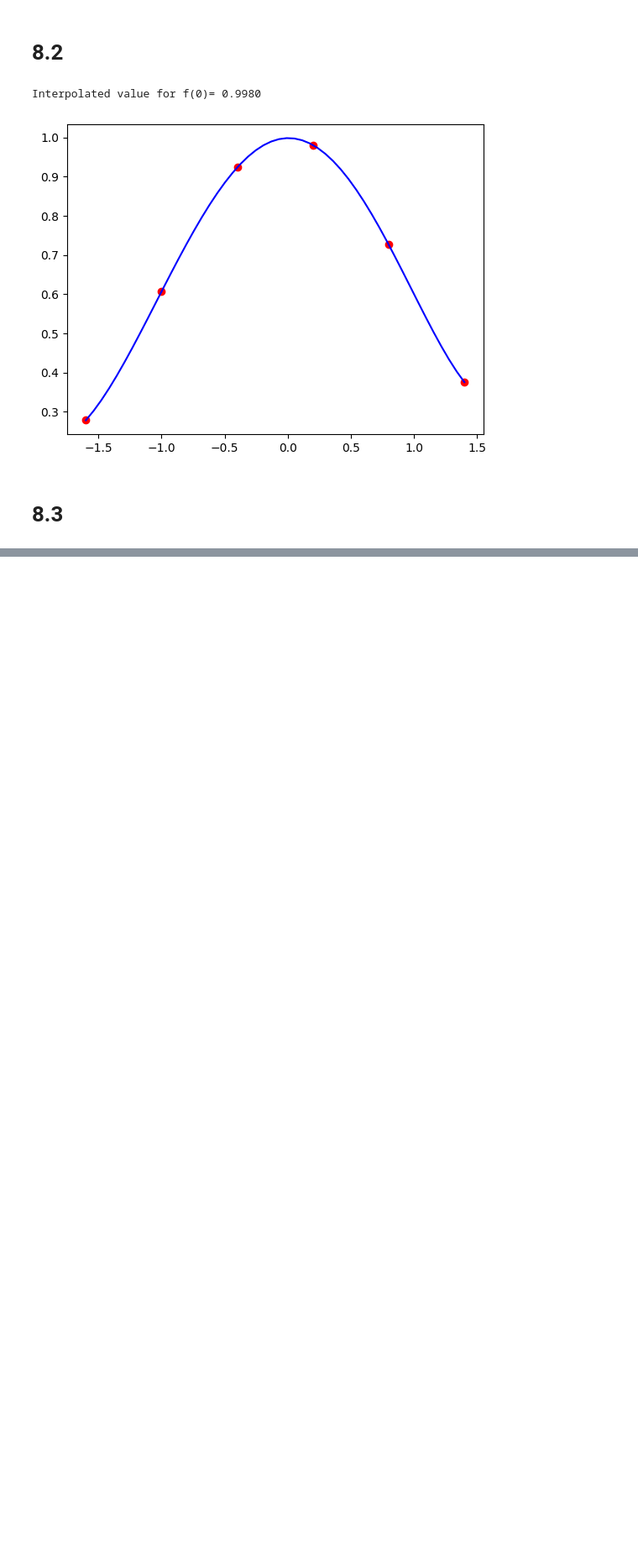
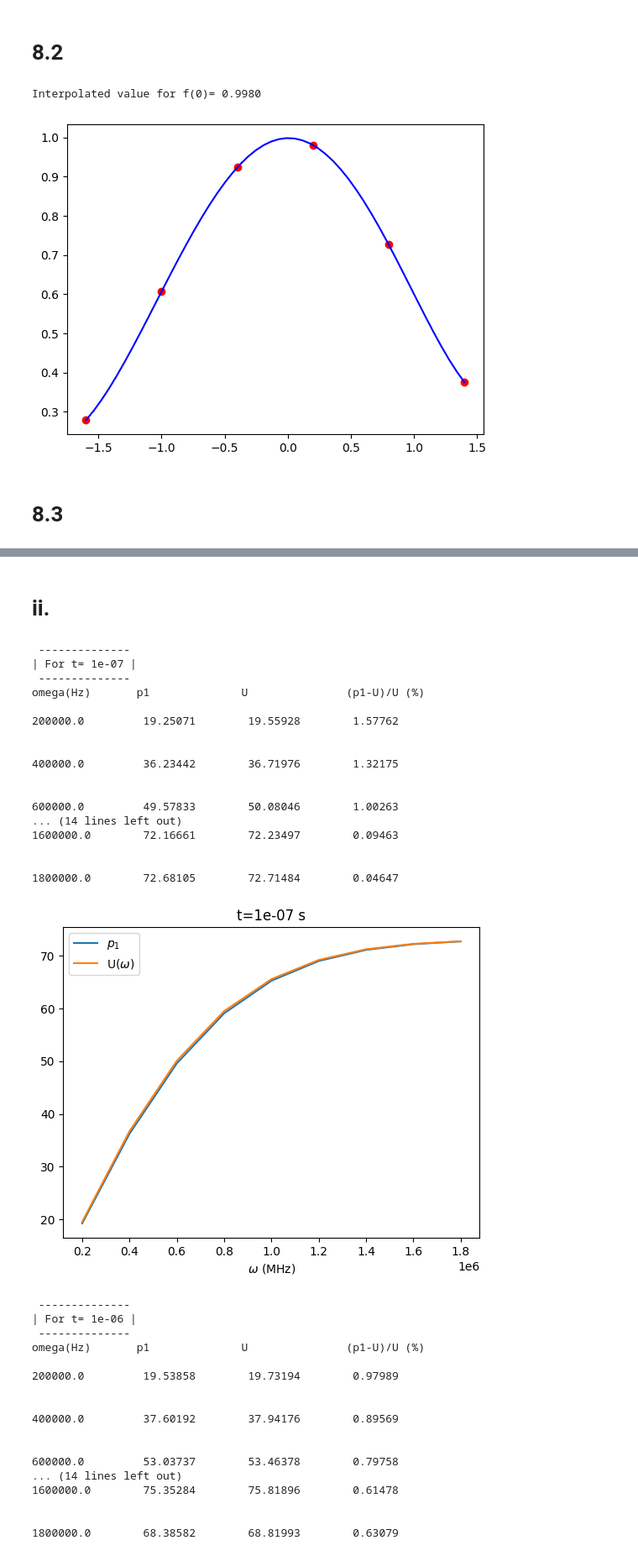
Before and after one commit to costpetrides/Computational-Physics, a Jupyter notebook: Interpolation/Exercises.ipynb, the cells around one changed output, grey strips where cells are left out. Shown at 84% size. Cells and saved outputs as stored; diff of their text form; code cells hidden in the pictures; blank space fills up the shorter version.

```diff
--- a/Interpolation/Exercises.ipynb
+++ b/Interpolation/Exercises.ipynb
@@ -83,0 +160,68 @@ plt.show()
+# %% [markdown]
+# ii.
+# %%
+y=np.linspace(200000,1800000,9)
+p1=[]
+p1i=[]
+
+for ui in range(len(Ui)):
+  p1=[(Ui[ui][yi])*(y[yi]-w[yi+1])/(w[yi]-w[yi+1])+(Ui[ui][yi+1])*(y[yi]-w[yi])/(w[yi+1]-w[yi]) for yi in range(len(y))]
+  p1i.append(p1)
+  p1=[]
+
+for ti in range (len(t)):
+  Uth=[(y[l]*R*L*I0)/(np.sqrt(R*R+y[l]*y[l]*L*L))*math.sin(y[l]*t[ti] + math.atan2(R,y[l]*L))
+  for l in range (len(y))]
+  p1k=[p1i[ti][pop] for pop in range(len(p1i[0]))]
+  err100=[abs((p1k[pos]-Uth[pos])/Uth[pos])*100 for pos in range(len(Uth))]
+  print(" --------------")
+  print("| For t=",t[ti],"|")
+  print(" --------------")
+  print("omega(Hz)\tp1\t\tU\t\t(p1-U)/U (%)")
+  print()
+  for x,z,o,e in zip(y,p1k,Uth,err100):
+    print(round(x,5),"\t",round(z,5),"\t",round(o,5),"\t",round(e,5))
+    print()
+    print()
+  plt.plot(y,p1k,label="$p_1$")
+  plt.plot(y,Uth,label="U($\omega$)")
+  plt.xlabel("$\omega$ (MHz)")
+  plt.title("t="+str(t[ti])+" s")
+  plt.legend(loc="upper left")
+  plt.show("\t")
+# %% [output]
+ --------------
+| For t= 1e-07 |
+ --------------
+omega(Hz)       p1              U               (p1-U)/U (%)
+
+200000.0         19.25071        19.55928        1.57762
+
+
+400000.0         36.23442        36.71976        1.32175
+
+
+600000.0         49.57833        50.08046        1.00263
+... (14 lines left out)
+1600000.0        72.16661        72.23497        0.09463
+
+
+1800000.0        72.68105        72.71484        0.04647
+[figure, added]
+ --------------
+| For t= 1e-06 |
+ --------------
+omega(Hz)       p1              U               (p1-U)/U (%)
+
+200000.0         19.53858        19.73194        0.97989
+
+
+400000.0         37.60192        37.94176        0.89569
+
+
+600000.0         53.03737        53.46378        0.79758
+... (14 lines left out)
+1600000.0        75.35284        75.81896        0.61478
+
+
+1800000.0        68.38582        68.81993        0.63079
```
Also changed, not shown: parts of 4 cells of this notebook.
